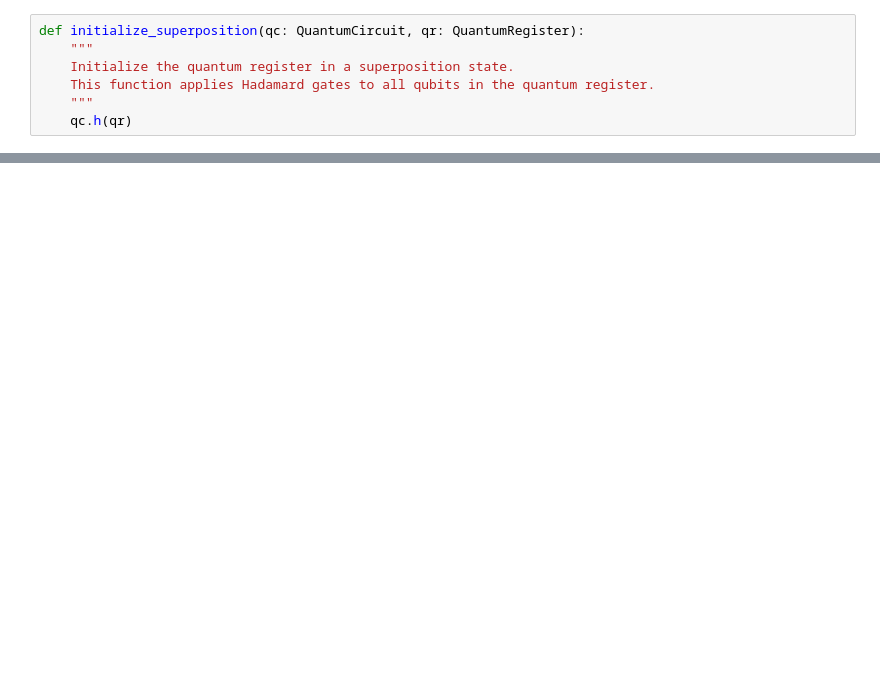
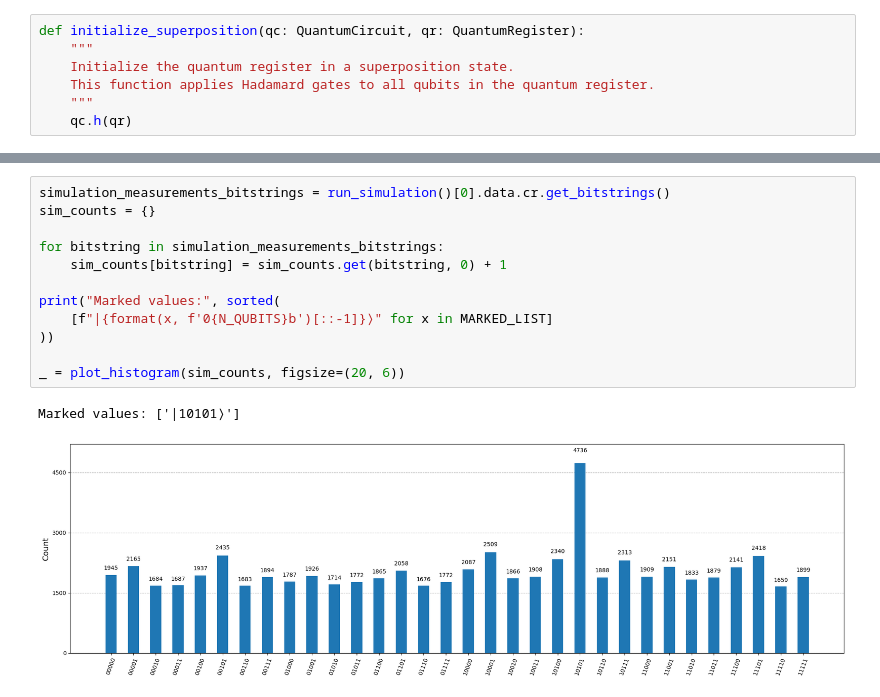
Before and after one commit to TheRandomTroll/aau-cs-qic-project, a Jupyter notebook: grovers.ipynb, the cells around one changed output, grey strips where cells are left out. Cells and saved outputs as stored; diff of their text form; blank space fills up the shorter version.

```diff
--- a/grovers.ipynb
+++ b/grovers.ipynb
@@ -134 +151,16 @@ result_sim = job_sim.result()
+# %%
+simulation_measurements_bitstrings = run_simulation()[0].data.cr.get_bitstrings()
+sim_counts = {}
+
+for bitstring in simulation_measurements_bitstrings:
+    sim_counts[bitstring] = sim_counts.get(bitstring, 0) + 1
+
+print("Marked values:", sorted(
+    [f"|{format(x, f'0{N_QUBITS}b')[::-1]}⟩" for x in MARKED_LIST]
+))
+
+_ = plot_histogram(sim_counts, figsize=(20, 6))
+# %% [output]
+Marked values: ['|10101⟩']
+[figure, added]
 # %%
```
Also changed, not shown: parts of 10 cells of this notebook.
